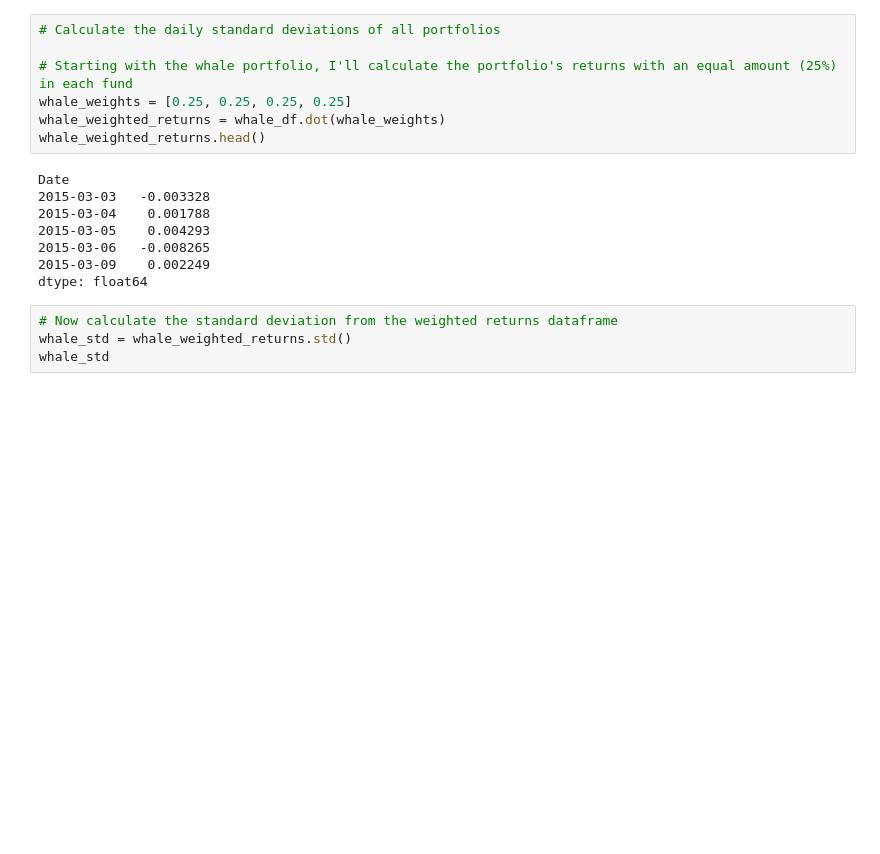
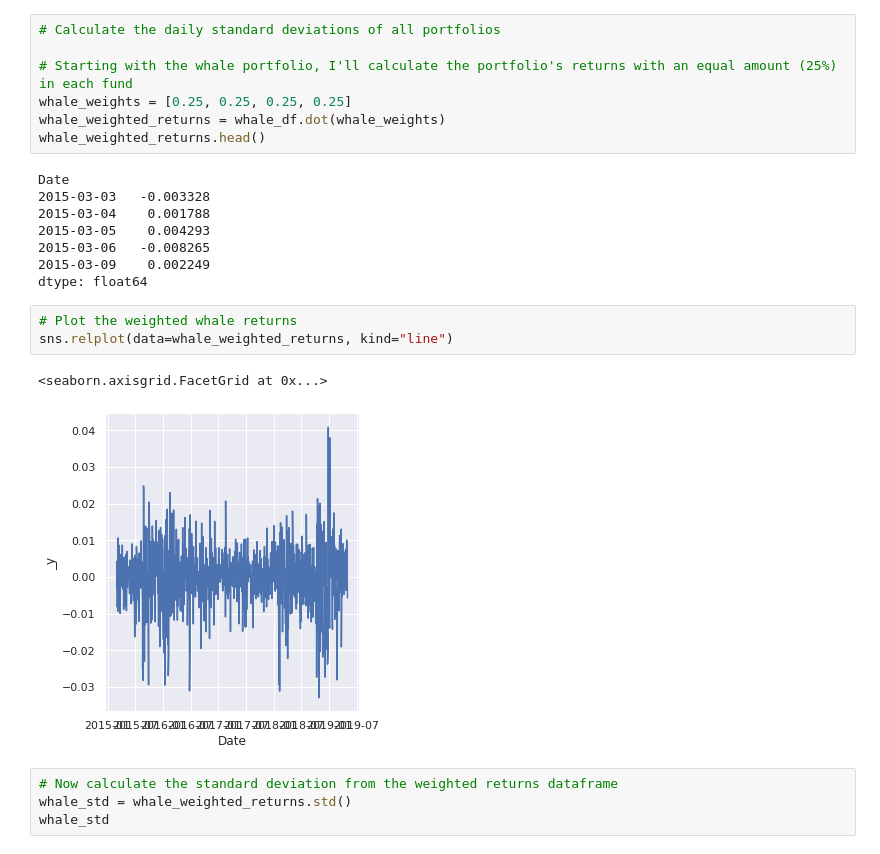
Before and after one commit to gadam/fintech_assessment_03, a Jupyter notebook: whale_analysis.ipynb, the cells around one changed output. Drawn from its saved outputs; the diff is of its cells as text; blank space fills up the shorter version.

```diff
--- a/whale_analysis.ipynb
+++ b/whale_analysis.ipynb
@@ -374,6 +374,12 @@ Date
 2015-03-06   -0.008265
 2015-03-09    0.002249
 dtype: float64
+# %%
+# Plot the weighted whale returns
+sns.relplot(data=whale_weighted_returns, kind="line")
+# %% [output]
+<seaborn.axisgrid.FacetGrid at 0x...>
+[figure, added]
 # %%
 # Now calculate the standard deviation from the weighted returns dataframe
 whale_std = whale_weighted_returns.std()
```
Also changed, not shown: parts of 2 cells of this notebook.
